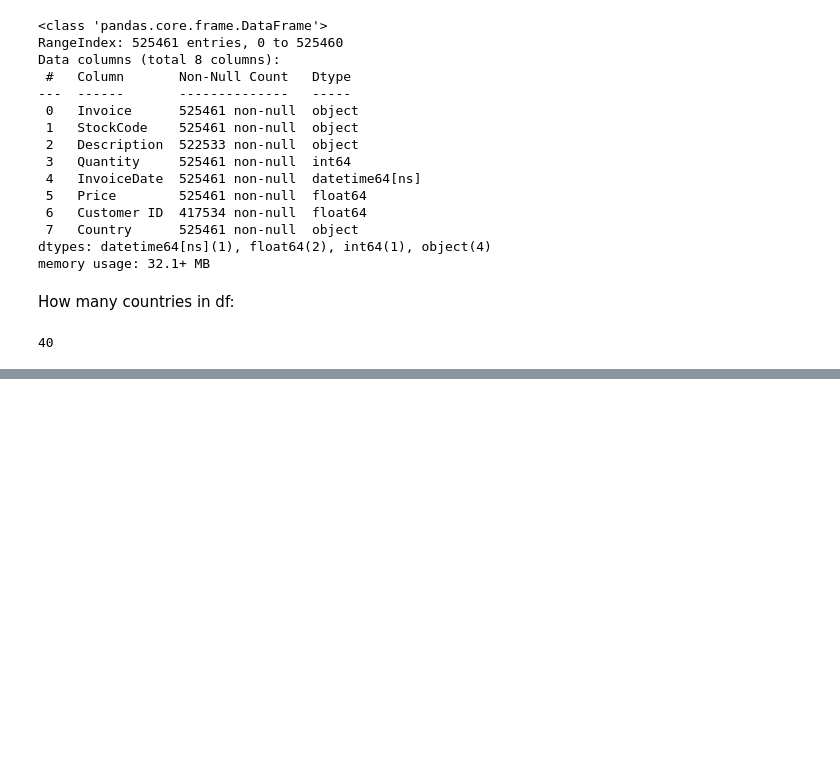
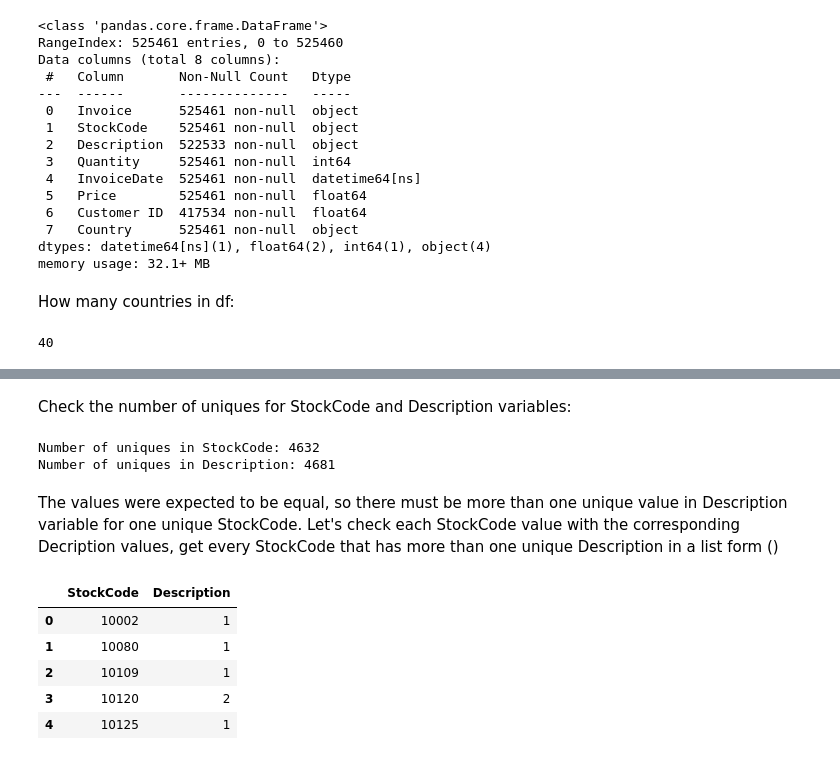
Before and after one commit to Rosiee0312/RFM-Analysis, a Jupyter notebook: notebook.ipynb, the cells around one changed output, grey strips where cells are left out. Cells and saved outputs as stored; diff of their text form; code cells hidden in the pictures; blank space fills up the shorter version.

```diff
--- a/notebook.ipynb
+++ b/notebook.ipynb
@@ -76,0 +126,21 @@ df['Country'].nunique()
+# %% [markdown]
+Check the number of uniques for StockCode and Description variables:
+# %%
+print(f"Number of uniques in StockCode: {df['StockCode'].nunique()}")
+print(f"Number of uniques in Description: {df['Description'].nunique()}")
+# %% [output]
+Number of uniques in StockCode: 4632
+Number of uniques in Description: 4681
+# %% [markdown]
+The values were expected to be equal, so there must be more than one unique value in Description variable for one unique StockCode. Let's check each StockCode value with the corresponding Decription values, get every StockCode that has more than one unique Description in a list form ()
+# %%
+a =df.groupby('StockCode').agg({'Description': "nunique"})
+a.reset_index(inplace=True)
+a.head()
+# %% [output]
+|  | StockCode | Description |
+| 0 | 10002 | 1 |
+| 1 | 10080 | 1 |
+| 2 | 10109 | 1 |
+| 3 | 10120 | 2 |
+| 4 | 10125 | 1 |
```
Also changed, not shown: parts of 9 cells of this notebook.
